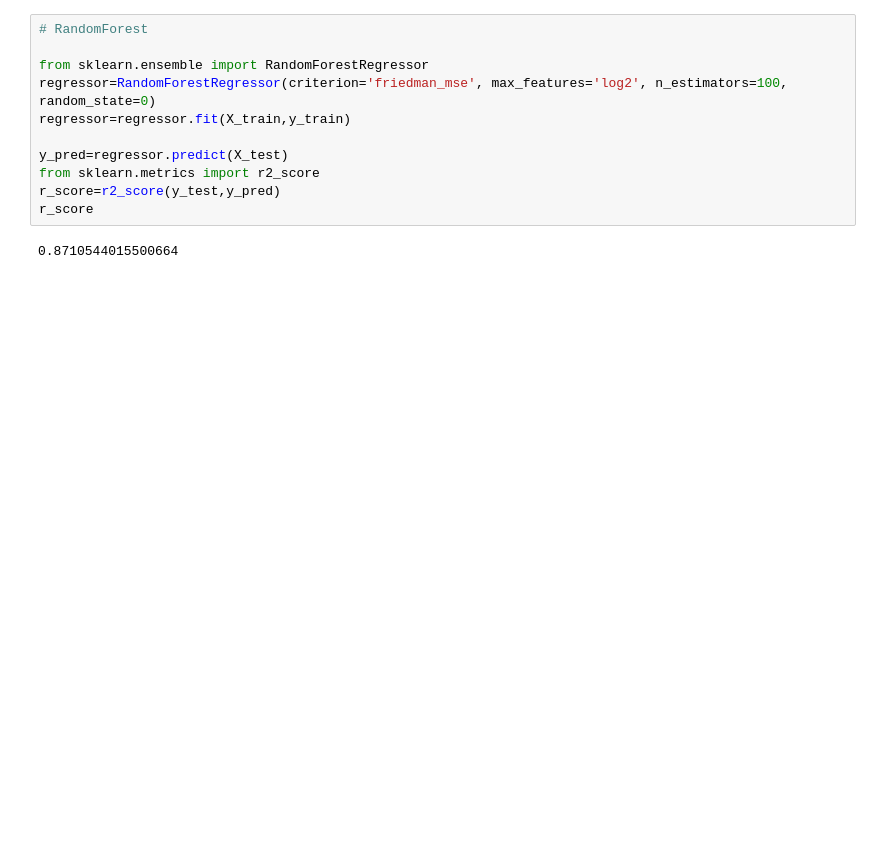
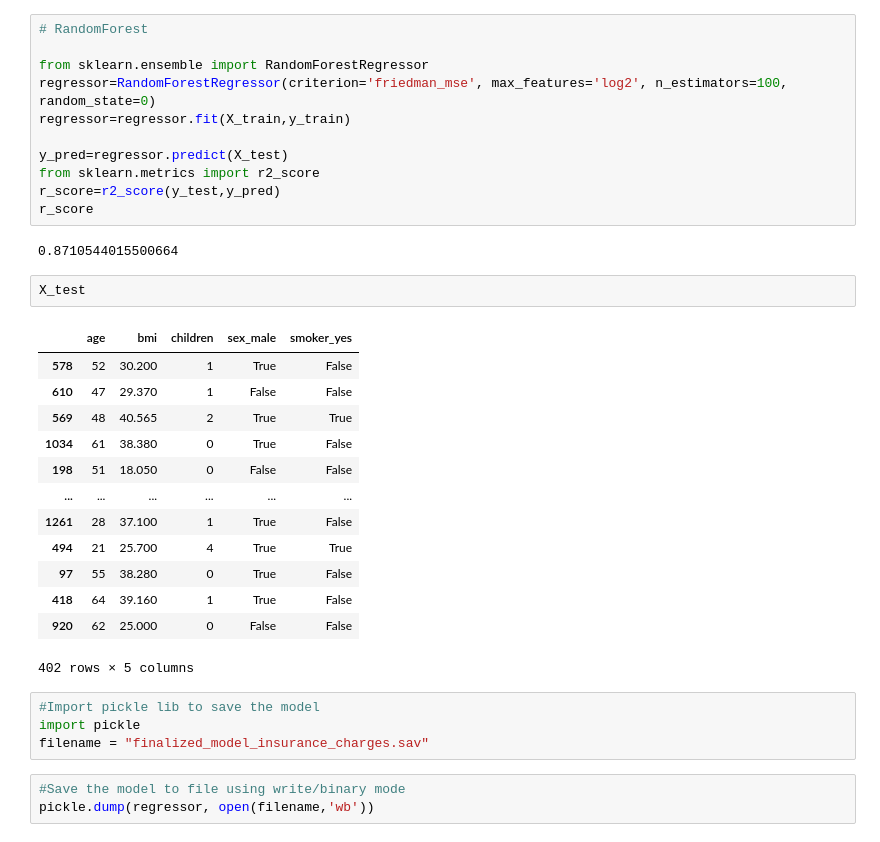
Before and after one commit to manisekharan/ML_Regression-Models, a Jupyter notebook: RegressionAssignment.ipynb, the cells around one changed output. Saved outputs shown, nothing was run; the diff lists cells and outputs as text; blank space fills up the shorter version.

```diff
--- a/RegressionAssignment.ipynb
+++ b/RegressionAssignment.ipynb
@@ -192,3 +192,26 @@ r_score=r2_score(y_test,y_pred)
 r_score
 # %% [output]
 0.8710544015500664
+# %%
+X_test
+# %% [output]
+|  | age | bmi | children | sex_male | smoker_yes |
+| 578 | 52 | 30.200 | 1 | True | False |
+| 610 | 47 | 29.370 | 1 | False | False |
+| 569 | 48 | 40.565 | 2 | True | True |
+| 1034 | 61 | 38.380 | 0 | True | False |
+| 198 | 51 | 18.050 | 0 | False | False |
+| ... | ... | ... | ... | ... | ... |
+| 1261 | 28 | 37.100 | 1 | True | False |
+| 494 | 21 | 25.700 | 4 | True | True |
+| 97 | 55 | 38.280 | 0 | True | False |
+| 418 | 64 | 39.160 | 1 | True | False |
+| 920 | 62 | 25.000 | 0 | False | False |
+402 rows × 5 columns
+# %%
+#Import pickle lib to save the model
+import pickle
+filename = "finalized_model_insurance_charges.sav"
+# %%
+#Save the model to file using write/binary mode
+pickle.dump(regressor, open(filename,'wb'))
```
Also changed, not shown: parts of 3 cells of this notebook, 2 other files.
